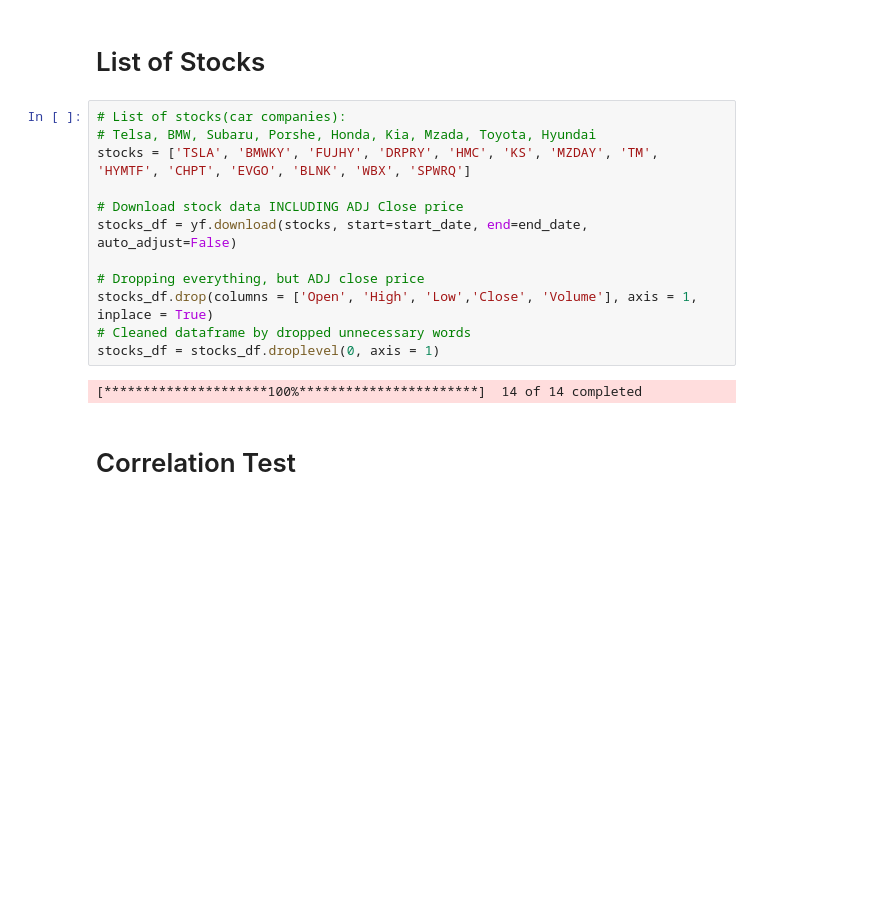
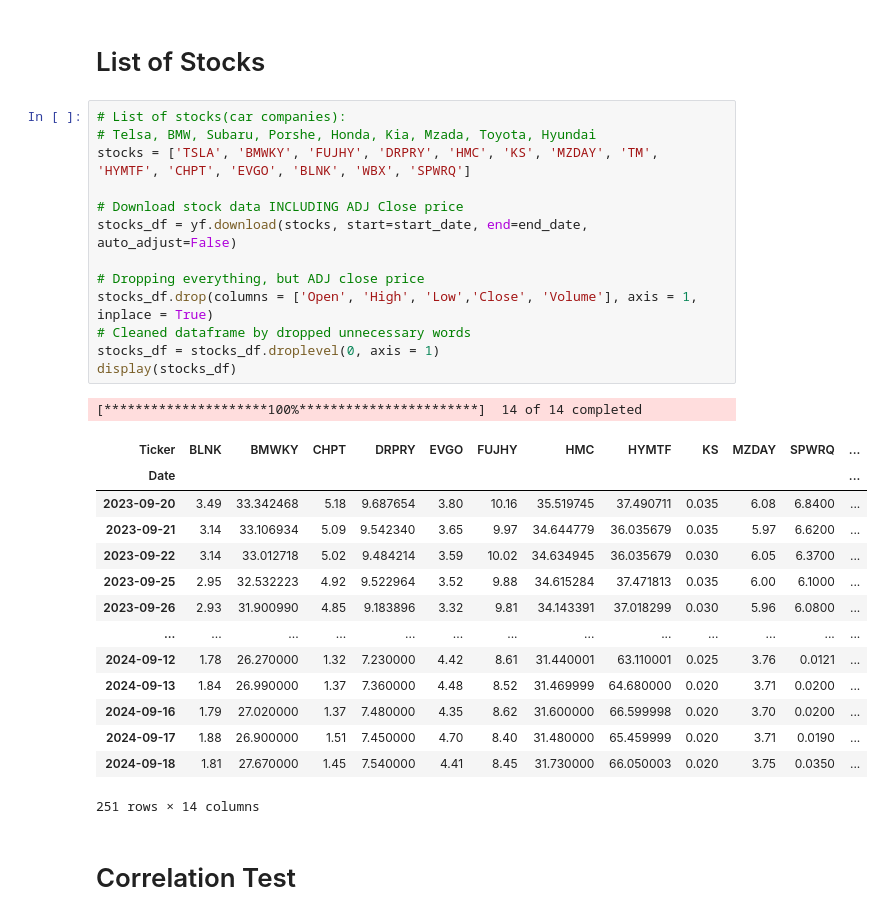
Before and after one commit to victoria-uriostegui/Pairs-Trading-Repo-ED-VU-Fall-24-, a Jupyter notebook: pairs_trading.ipynb, the cells around one changed output. Saved outputs shown, nothing was run; the diff lists cells and outputs as text; blank space fills up the shorter version.

```diff
--- a/pairs_trading.ipynb
+++ b/pairs_trading.ipynb
@@ -23,17 +23,32 @@ end_date = dt.datetime(2024, 9, 19)
 # %%
 # List of stocks(car companies):
 # Telsa, BMW, Subaru, Porshe, Honda, Kia, Mzada, Toyota, Hyundai
 stocks = ['TSLA', 'BMWKY', 'FUJHY', 'DRPRY', 'HMC', 'KS', 'MZDAY', 'TM', 'HYMTF', 'CHPT', 'EVGO', 'BLNK', 'WBX', 'SPWRQ']
 
 # Download stock data INCLUDING ADJ Close price
 stocks_df = yf.download(stocks, start=start_date, end=end_date, auto_adjust=False)
 
 # Dropping everything, but ADJ close price
 stocks_df.drop(columns = ['Open', 'High', 'Low','Close', 'Volume'], axis = 1, inplace = True)
 # Cleaned dataframe by dropped unnecessary words
 stocks_df = stocks_df.droplevel(0, axis = 1)
+display(stocks_df)
 # %% [output]
 [*********************100%***********************]  14 of 14 completed
+| Ticker | BLNK | BMWKY | CHPT | DRPRY | EVGO | FUJHY | HMC | HYMTF | KS | MZDAY | SPWRQ | ... |
+| Date |  |  |  |  |  |  |  |  |  |  |  | ... |
+| 2023-09-20 | 3.49 | 33.342468 | 5.18 | 9.687654 | 3.80 | 10.16 | 35.519745 | 37.490711 | 0.035 | 6.08 | 6.8400 | ... |
+| 2023-09-21 | 3.14 | 33.106934 | 5.09 | 9.542340 | 3.65 | 9.97 | 34.644779 | 36.035679 | 0.035 | 5.97 | 6.6200 | ... |
+| 2023-09-22 | 3.14 | 33.012718 | 5.02 | 9.484214 | 3.59 | 10.02 | 34.634945 | 36.035679 | 0.030 | 6.05 | 6.3700 | ... |
+| 2023-09-25 | 2.95 | 32.532223 | 4.92 | 9.522964 | 3.52 | 9.88 | 34.615284 | 37.471813 | 0.035 | 6.00 | 6.1000 | ... |
+| 2023-09-26 | 2.93 | 31.900990 | 4.85 | 9.183896 | 3.32 | 9.81 | 34.143391 | 37.018299 | 0.030 | 5.96 | 6.0800 | ... |
+| ... | ... | ... | ... | ... | ... | ... | ... | ... | ... | ... | ... | ... |
+| 2024-09-12 | 1.78 | 26.270000 | 1.32 | 7.230000 | 4.42 | 8.61 | 31.440001 | 63.110001 | 0.025 | 3.76 | 0.0121 | ... |
+| 2024-09-13 | 1.84 | 26.990000 | 1.37 | 7.360000 | 4.48 | 8.52 | 31.469999 | 64.680000 | 0.020 | 3.71 | 0.0200 | ... |
+| 2024-09-16 | 1.79 | 27.020000 | 1.37 | 7.480000 | 4.35 | 8.62 | 31.600000 | 66.599998 | 0.020 | 3.70 | 0.0200 | ... |
+| 2024-09-17 | 1.88 | 26.900000 | 1.51 | 7.450000 | 4.70 | 8.40 | 31.480000 | 65.459999 | 0.020 | 3.71 | 0.0190 | ... |
+| 2024-09-18 | 1.81 | 27.670000 | 1.45 | 7.540000 | 4.41 | 8.45 | 31.730000 | 66.050003 | 0.020 | 3.75 | 0.0350 | ... |
+251 rows × 14 columns
 # %% [markdown]
 # Correlation Test
 # %%
```
Also changed, not shown: parts of 4 cells of this notebook.
